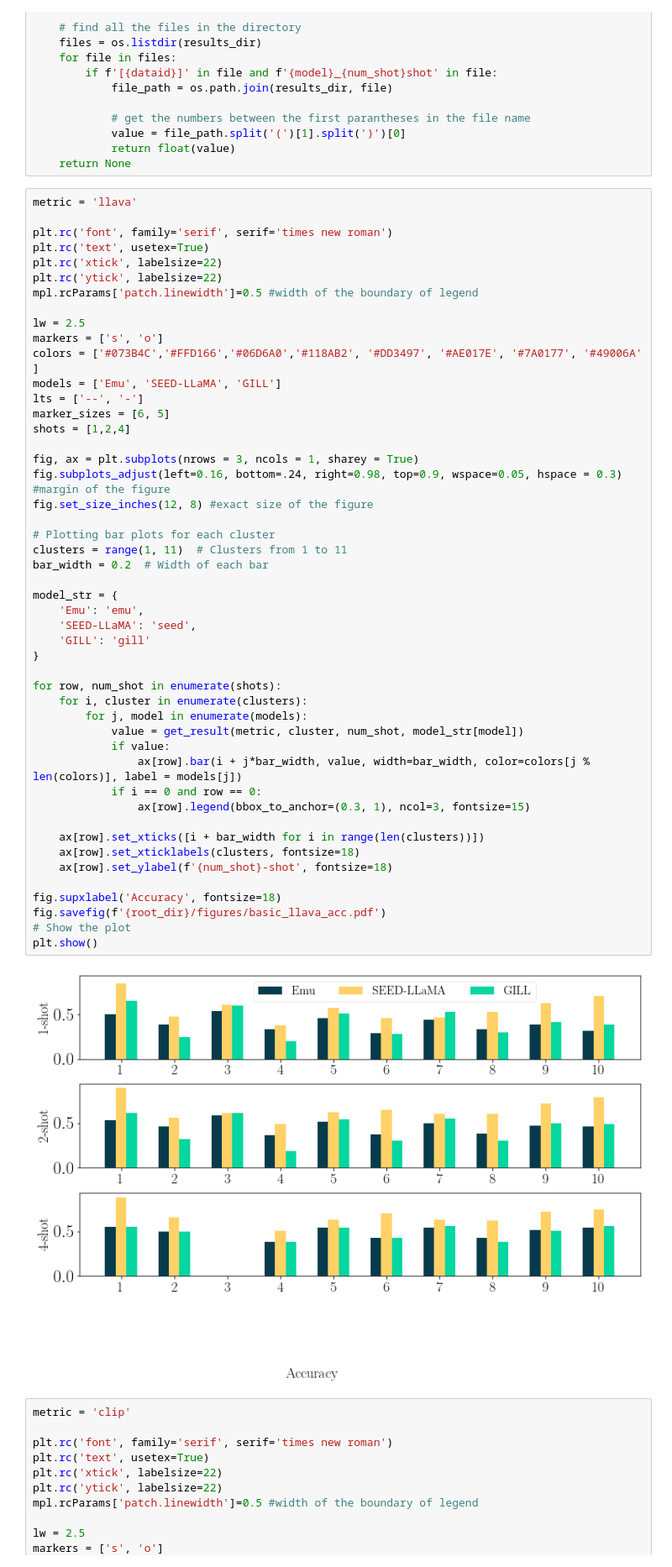
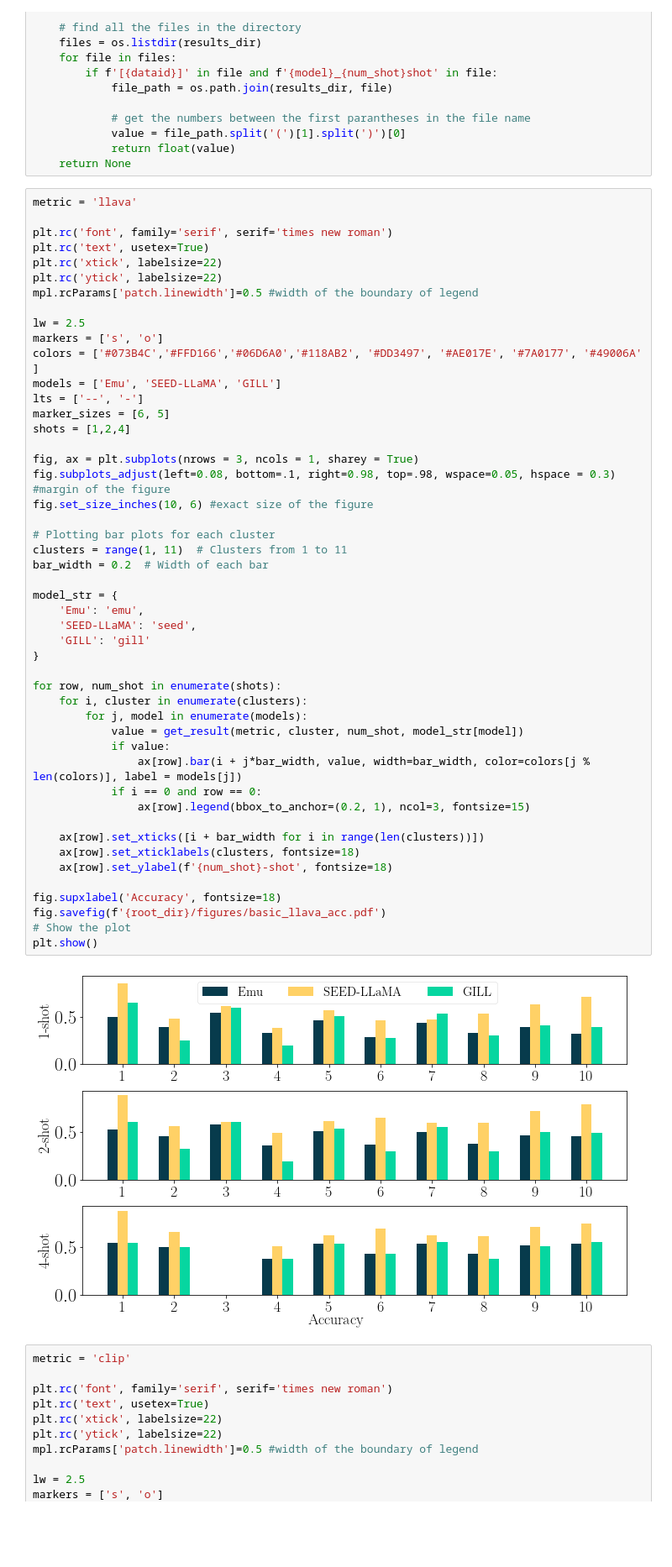
Before and after one commit to UW-Madison-Lee-Lab/CoBSAT, a Jupyter notebook: analysis/results_analysis2.ipynb, the cells around one changed output. Shown at 84% size. Cells and saved outputs as stored; diff of their text form; blank space fills up the shorter version.

```diff
--- a/analysis/results_analysis2.ipynb
+++ b/analysis/results_analysis2.ipynb
@@ -46,38 +46,38 @@ marker_sizes = [6, 5]
 shots = [1,2,4]
 
 fig, ax = plt.subplots(nrows = 3, ncols = 1, sharey = True)
-fig.subplots_adjust(left=0.16, bottom=.24, right=0.98, top=0.9, wspace=0.05, hspace = 0.3) #margin of the figure
-fig.set_size_inches(12, 8) #exact size of the figure
+fig.subplots_adjust(left=0.08, bottom=.1, right=0.98, top=.98, wspace=0.05, hspace = 0.3) #margin of the figure
+fig.set_size_inches(10, 6) #exact size of the figure
 
 # Plotting bar plots for each cluster
 clusters = range(1, 11)  # Clusters from 1 to 11
 bar_width = 0.2  # Width of each bar
 
 model_str = {
     'Emu': 'emu',
     'SEED-LLaMA': 'seed',
     'GILL': 'gill'
 }
 
 for row, num_shot in enumerate(shots):
     for i, cluster in enumerate(clusters):
         for j, model in enumerate(models):
             value = get_result(metric, cluster, num_shot, model_str[model])
             if value:
                 ax[row].bar(i + j*bar_width, value, width=bar_width, color=colors[j % len(colors)], label = models[j])
             if i == 0 and row == 0:
-                ax[row].legend(bbox_to_anchor=(0.3, 1), ncol=3, fontsize=15)
+                ax[row].legend(bbox_to_anchor=(0.2, 1), ncol=3, fontsize=15)
 
     ax[row].set_xticks([i + bar_width for i in range(len(clusters))])
     ax[row].set_xticklabels(clusters, fontsize=18)
     ax[row].set_ylabel(f'{num_shot}-shot', fontsize=18)
 
 fig.supxlabel('Accuracy', fontsize=18)
 fig.savefig(f'{root_dir}/figures/basic_llava_acc.pdf')
 # Show the plot
 plt.show()
 # %% [output]
-[figure, old version]
+[figure, new version]
 # %%
 metric = 'clip'
 
```
Also changed, not shown: parts of 8 cells of this notebook, 6 other files.
